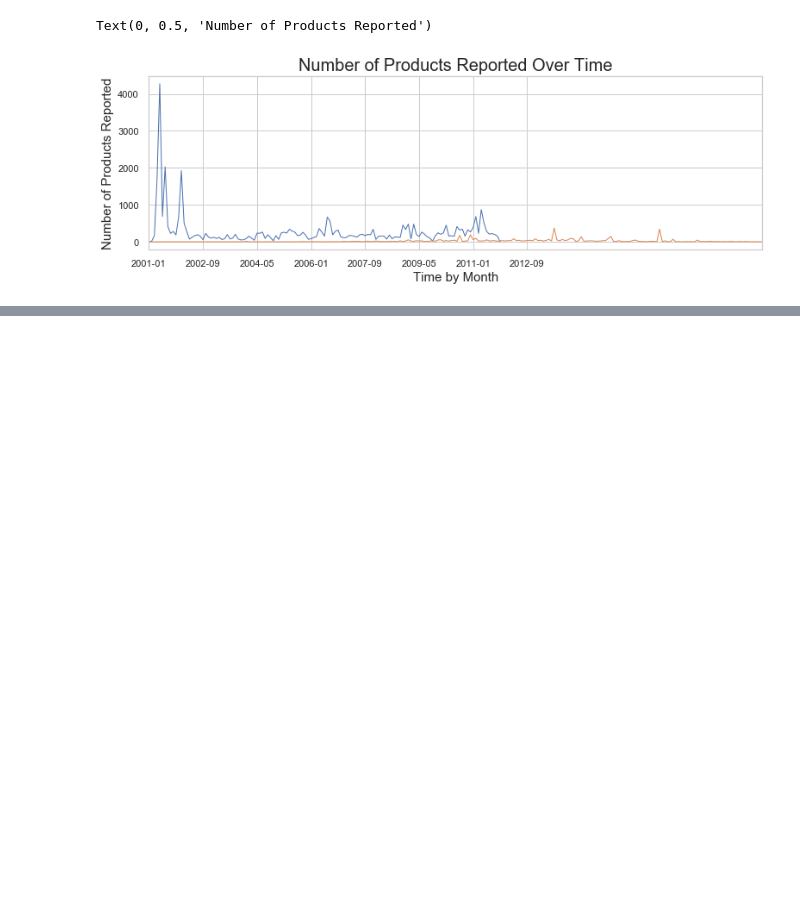
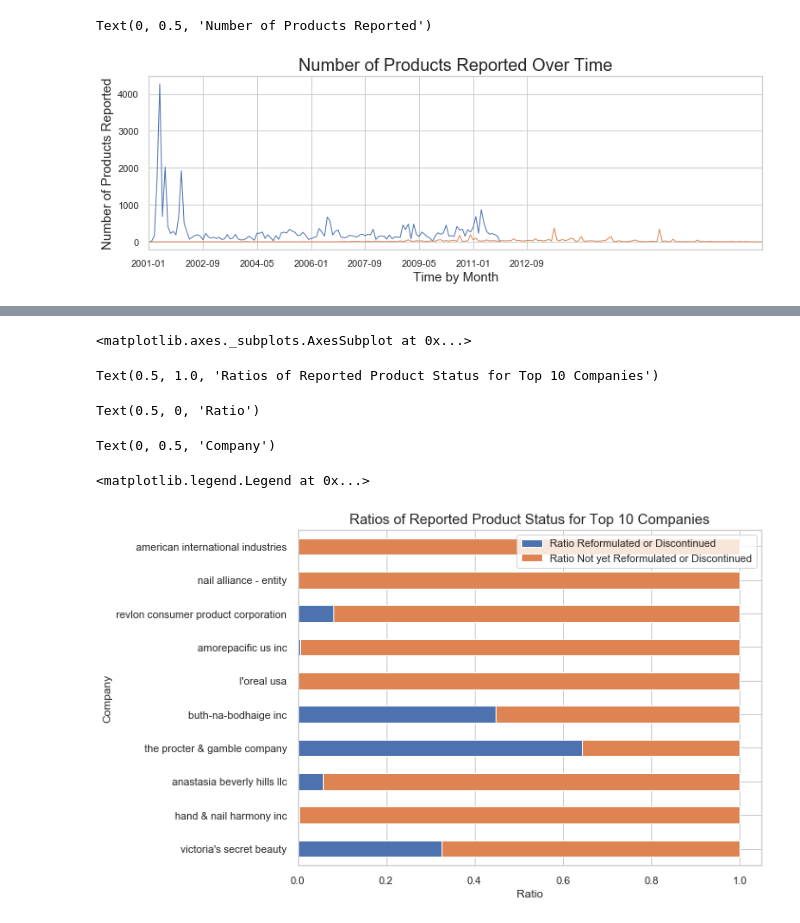
Before and after one commit to chelseanbr/Whats-In-My-Makeup-Bag, a Jupyter notebook: final_data_wrangling_eda.ipynb, the cells around one changed output, grey strips where cells are left out. Saved outputs shown, nothing was run; the diff lists cells and outputs as text; code cells hidden in the pictures; blank space fills up the shorter version.

```diff
--- a/final_data_wrangling_eda.ipynb
+++ b/final_data_wrangling_eda.ipynb
@@ -1717,0 +1967,10 @@ Text(0, 0.5, 'Number of Products Reported')
+# %%
+company_reformulated_discontinued_rates_df = pd.concat([clean_data_df2.loc[:,['CDPHId','MostRecentDateReported','ChemicalUpdatedAt','Cleaned_CompanyName']],
+                                                       clean_data_df2.loc[:,'Count':]], axis=1).copy()
+company_reformulated_discontinued_rates_df.sort_values(['CDPHId','MostRecentDateReported','ChemicalUpdatedAt'], ascending=False, inplace=True)
+company_reformulated_discontinued_rates_df.tail()
+company_reformulated_discontinued_rates_df.drop_duplicates(['CDPHId'], inplace=True)
+company_reformulated_discontinued_rates_df.drop(columns=['CDPHId','MostRecentDateReported','ChemicalUpdatedAt'], inplace=True)
+company_reformulated_discontinued_rates_count_df = company_reformulated_discontinued_rates_df.groupby('Cleaned_CompanyName').sum()
+company_reformulated_discontinued_rates_count_df.sort_values('Count', ascending=False, inplace=True)
+company_reformulated_discontinued_rates_count_df.head(10)
@@ -1717,0 +1996,4 @@ Text(0, 0.5, 'Number of Products Reported')
+# %%
+company_reformulated_discontinued_rates_count_df['Ratio Reformulated or Discontinued'] = company_reformulated_discontinued_rates_count_df['Reformulated or Discontinued'] / company_reformulated_discontinued_rates_count_df['Count']
+company_reformulated_discontinued_rates_count_df['Ratio Not yet Reformulated or Discontinued'] = company_reformulated_discontinued_rates_count_df['Not yet Reformulated or Discontinued'] / company_reformulated_discontinued_rates_count_df['Count']
+company_reformulated_discontinued_rates_count_df.head(10)
@@ -1717,0 +2013,18 @@ Text(0, 0.5, 'Number of Products Reported')
+# %%
+company_reformulated_discontinued_rates_count_df_top10 = company_reformulated_discontinued_rates_count_df.loc[company_reformulated_discontinued_rates_count_df.head(10).index,:]
+company_reformulated_discontinued_rates_count_df_top10 = company_reformulated_discontinued_rates_count_df_top10.sort_values('Count', ascending=True)
+fig, ax = plt.subplots(figsize=(10, 6))
+company_reformulated_discontinued_rates_count_df_top10.plot.barh(ax=ax, y=['Ratio Reformulated or Discontinued', 'Ratio Not yet Reformulated or Discontinued'], stacked=True)
+ax.set_title('Ratios of Reported Product Status for Top 10 Companies', size = 15)
+ax.set_xlabel('Ratio', size = 12)
+ax.set_ylabel('Company', size = 12)
+ax.legend(loc='best')
+fig.tight_layout()
+fig.savefig('images/stacked_bar_ratios_top10_companies')
+# %% [output]
+<matplotlib.axes._subplots.AxesSubplot at 0x...>
+Text(0.5, 1.0, 'Ratios of Reported Product Status for Top 10 Companies')
+Text(0.5, 0, 'Ratio')
+Text(0, 0.5, 'Company')
+<matplotlib.legend.Legend at 0x...>
+[figure, added]
```
Also changed, not shown: parts of 33 cells of this notebook, 3 other files.
